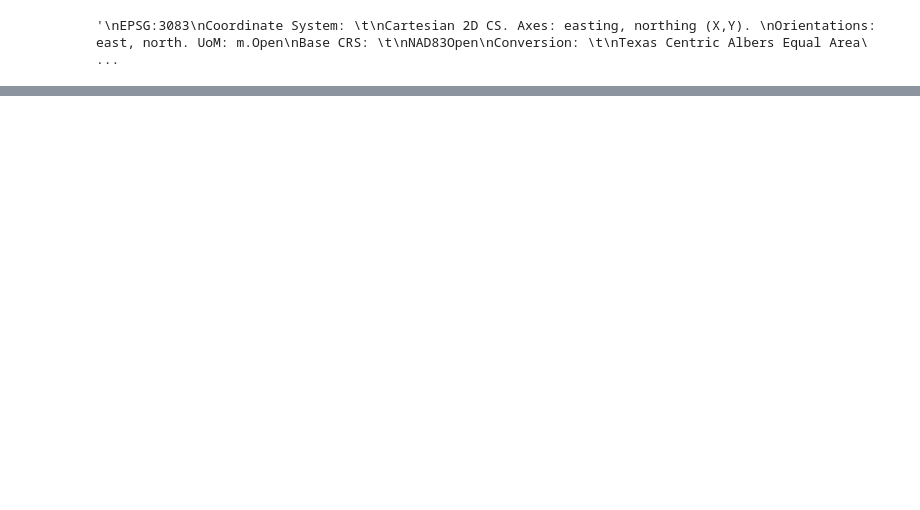
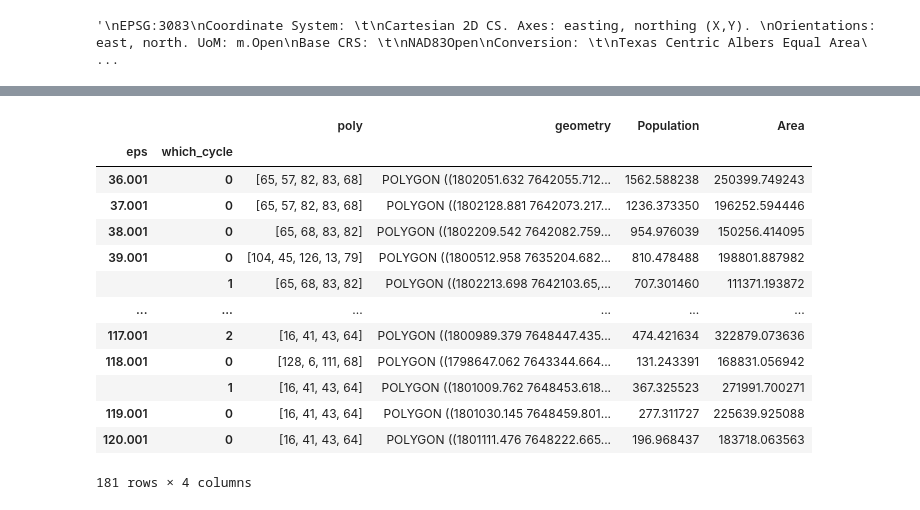
Before and after one commit to andreakbarreiro/MinGenResources-DFW, a Jupyter notebook: Minimal Scaffold/MinScaffold_Dallas_Simplified.ipynb, the cells around one changed output, grey strips where cells are left out. Cells and saved outputs as stored; diff of their text form; code cells hidden in the pictures; blank space fills up the shorter version.

```diff
--- a/Minimal Scaffold/MinScaffold_Dallas_Simplified.ipynb
+++ b/Minimal Scaffold/MinScaffold_Dallas_Simplified.ipynb
@@ -257,7 +212,8 @@ zipfname = '../Data/Zip/dal_tx_zip.shp'
 # %%
-block_df = gpd.read_file(blockdir+blockfile)
-groc_df  = gpd.read_file(pfname)
-zip_df = gpd.read_file(zipfname)
+# For names/locations of data files, see first few cells
+block_df = gpd.read_file(block_dir+block_fname)
+groc_df  = gpd.read_file(resource_dir+resource_fname)
+zip_df = gpd.read_file(zip_dir+zip_fname)
 # %%
 sqm_to_sqmi_convert = 2589988
 
@@ -377,0 +358,2 @@ for i in indices:
+# %%
+tempdf=allCycles.set_index(['eps','which_cycle'])
@@ -378,3 +377,3 @@ for i in indices:
 # %%
-min_cycle_hole_gdf = gpd.GeoDataFrame(min_cycle_hole_df,geometry=min_cycle_hole_df['geometry'])
+min_cycle_hole_gdf = gpd.GeoDataFrame(tempdf,geometry=tempdf['geometry'])
 # %%
@@ -385,16 +396,17 @@ min_cycle_hole_gdf.plot()
 # %%
 # POPULATION INSIDE HOLE
 #
-# This is only for one filtration value.
+# This may go through ALL holes with any filtration value
 # I kept intermediate values (like intersection area, etc.) in case we want to look more closely
 #    at the results
 # Have not attempted to optimize in speed or efficiency
 #
-
+interarea = pd.Series(index=min_cycle_hole_gdf.index)
 interpop = pd.Series(index=min_cycle_hole_gdf.index)
 
 for cycleind,cyclerow in min_cycle_hole_gdf.iterrows():
-
+    print(cycleind)
+    print(cyclerow)
     # For a single hole, find all non-empty intersections with Census blocks
     mytemp=cyclerow['geometry'].intersection(block_df['geometry'])
     actualInt = mytemp[~mytemp.is_empty]
@@ -418,5 +430,7 @@ for cycleind,cyclerow in min_cycle_hole_gdf.iterrows():
     actualInt['Intersection pop']= blkpop*intarea/blkarea
 
     interpop[cycleind]=actualInt['Intersection pop'].sum()
+    interarea[cycleind]=actualInt['Intersection area'].sum()
 
 min_cycle_hole_gdf['Population']= interpop
+min_cycle_hole_gdf['Area']= interarea
@@ -423,2 +455,19 @@ min_cycle_hole_gdf['Population']= interpop
+# %%
+min_cycle_hole_gdf
+# %% [output]
+|  |  | poly | geometry | Population | Area |
+| eps | which_cycle |  |  |  |  |
+| 36.001 | 0 | [65, 57, 82, 83, 68] | POLYGON ((1802051.632 7642055.712... | 1562.588238 | 250399.749243 |
+| 37.001 | 0 | [65, 57, 82, 83, 68] | POLYGON ((1802128.881 7642073.217... | 1236.373350 | 196252.594446 |
+| 38.001 | 0 | [65, 68, 83, 82] | POLYGON ((1802209.542 7642082.759... | 954.976039 | 150256.414095 |
+| 39.001 | 0 | [104, 45, 126, 13, 79] | POLYGON ((1800512.958 7635204.682... | 810.478488 | 198801.887982 |
+|  | 1 | [65, 68, 83, 82] | POLYGON ((1802213.698 7642103.65,... | 707.301460 | 111371.193872 |
+| ... | ... | ... | ... | ... | ... |
+| 117.001 | 2 | [16, 41, 43, 64] | POLYGON ((1800989.379 7648447.435... | 474.421634 | 322879.073636 |
+| 118.001 | 0 | [128, 6, 111, 68] | POLYGON ((1798647.062 7643344.664... | 131.243391 | 168831.056942 |
+|  | 1 | [16, 41, 43, 64] | POLYGON ((1801009.762 7648453.618... | 367.325523 | 271991.700271 |
+| 119.001 | 0 | [16, 41, 43, 64] | POLYGON ((1801030.145 7648459.801... | 277.311727 | 225639.925088 |
+| 120.001 | 0 | [16, 41, 43, 64] | POLYGON ((1801111.476 7648222.665... | 196.968437 | 183718.063563 |
+181 rows × 4 columns
 # %%
 # Total # of people inconvenienced for this specific filtration value
```
Also changed, not shown: parts of 15 cells of this notebook, 2 other files.
